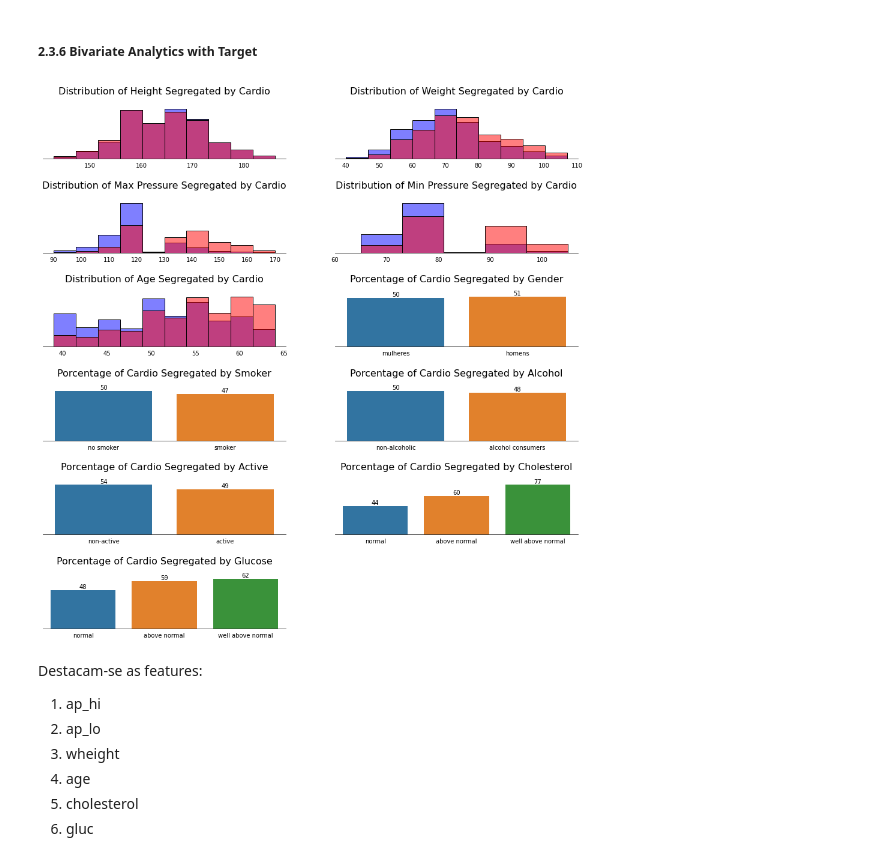
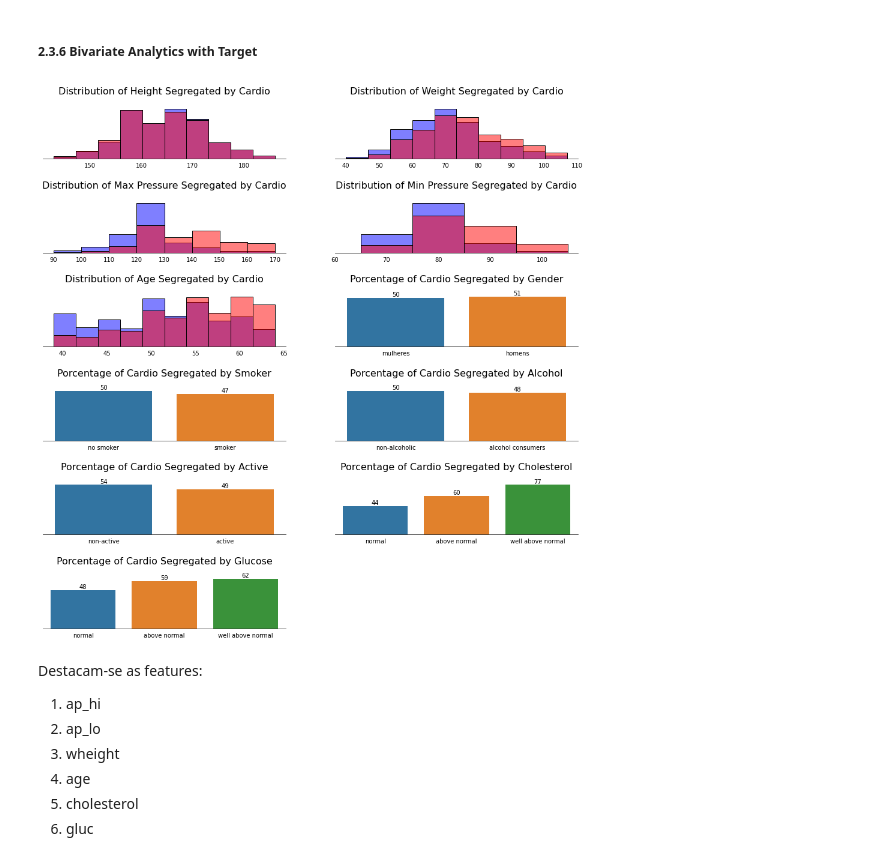
Before and after one commit to Samoelmoura/cardio_diseases_predict, a Jupyter notebook: notebooks/cardio_diseases_predict.ipynb, the cells around one changed output. Cells and saved outputs as stored; diff of their text form; code cells hidden in the pictures.

```diff
--- a/notebooks/cardio_diseases_predict.ipynb
+++ b/notebooks/cardio_diseases_predict.ipynb
@@ -466,8 +468,8 @@ sns.despine(left=True)
 
 plt.subplot(6, 2, 3)
 indices_outliers, li, ls = buscar_outliers(df, 'ap_hi')
-ax = sns.histplot(data=df.drop(indices_outliers).loc[df['cardio']==0], x='ap_hi', bins=10, color='b', alpha=0.5)
-ax = sns.histplot(data=df.drop(indices_outliers).loc[df['cardio']==1], x='ap_hi', bins=10, color='r', alpha=0.5)
+ax = sns.histplot(data=df.drop(indices_outliers).loc[df['cardio']==0], x='ap_hi', bins=8, color='b', alpha=0.5)
+ax = sns.histplot(data=df.drop(indices_outliers).loc[df['cardio']==1], x='ap_hi', bins=8, color='r', alpha=0.5)
 plt.title('Distribution of Max Pressure Segregated by Cardio', fontsize=16, pad=20)
 ax.tick_params(bottom=False, labelleft=False, left=False)
 plt.ylabel('')
@@ -476,8 +478,8 @@ sns.despine(left=True)
 
 plt.subplot(6, 2, 4)
 indices_outliers, li, ls = buscar_outliers(df, 'ap_lo')
-ax = sns.histplot(data=df.drop(indices_outliers).loc[df['cardio']==0], x='ap_lo', bins=5, color='b', alpha=0.5)
-ax = sns.histplot(data=df.drop(indices_outliers).loc[df['cardio']==1], x='ap_lo', bins=5, color='r', alpha=0.5)
+ax = sns.histplot(data=df.drop(indices_outliers).loc[df['cardio']==0], x='ap_lo', bins=4, color='b', alpha=0.5)
+ax = sns.histplot(data=df.drop(indices_outliers).loc[df['cardio']==1], x='ap_lo', bins=4, color='r', alpha=0.5)
 plt.xticks(range(60, 110, 10))
 plt.title('Distribution of Min Pressure Segregated by Cardio', fontsize=16, pad=20)
 ax.tick_params(bottom=False, labelleft=False, left=False)
@@ -540,34 +542,34 @@ ax.set_xticklabels(['non-active', 'active'])
 ax.bar_label(ax.containers[0])
 plt.ylabel('')
 plt.xlabel('')
 sns.despine(left=True)
 plt.title('Porcentage of Cardio Segregated by Active', fontsize=16, pad=20)
 
 plt.subplot(6, 2, 10)
 temp = df.groupby('cholesterol')['cardio'].value_counts(normalize=True).rename('values').reset_index()
 temp = round(temp.loc[temp['cardio']==1], 2)*100
 ax = sns.barplot(data=temp, x='cholesterol', y='values', ci=None)
 ax.tick_params(bottom=False, labelleft=False, left=False)
 ax.set_xticklabels(['normal', 'above normal', 'well above normal'])
 ax.bar_label(ax.containers[0])
 plt.ylabel('')
 plt.xlabel('')
 sns.despine(left=True)
 plt.title('Porcentage of Cardio Segregated by Cholesterol', fontsize=16, pad=20)
 
 plt.subplot(6, 2, 11)
 temp = df.groupby('gluc')['cardio'].value_counts(normalize=True).rename('values').reset_index()
 temp = round(temp.loc[temp['cardio']==1], 2)*100
 ax = sns.barplot(data=temp, x='gluc', y='values', ci=None)
 ax.tick_params(bottom=False, labelleft=False, left=False)
 ax.set_xticklabels(['normal', 'above normal', 'well above normal'])
 ax.bar_label(ax.containers[0])
 plt.ylabel('')
 plt.xlabel('')
 sns.despine(left=True)
 plt.title('Porcentage of Cardio Segregated by Glucose', fontsize=16, pad=20);
 # %% [output]
-[figure, old version]
+[figure, new version]
 # %% [markdown]
 Destacam-se as features:
 1. ap_hi
```
Also changed, not shown: parts of 83 cells of this notebook.
